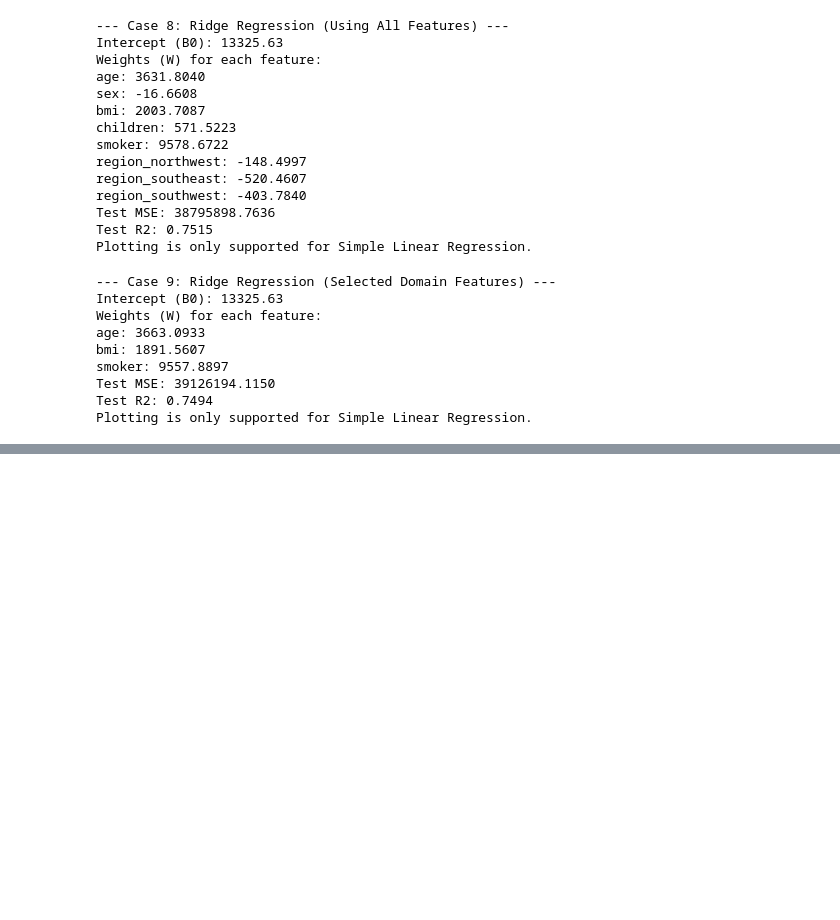
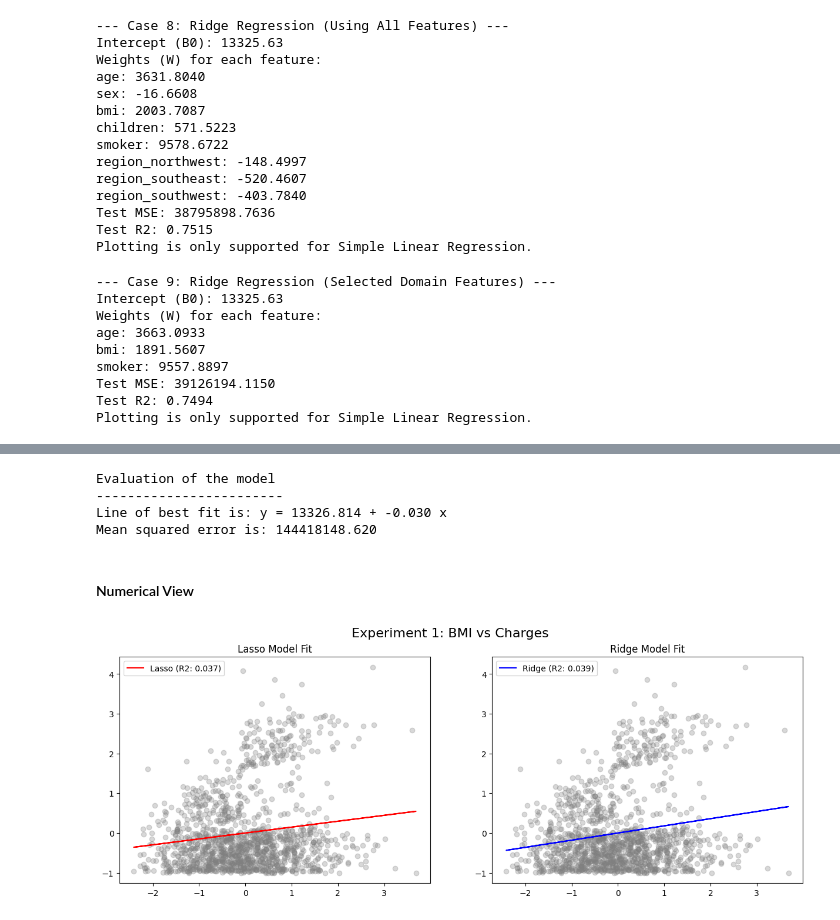
Before and after one commit to Ahmed-Elsom5raty/Regression-project, a Jupyter notebook: Regression Project.ipynb, the cells around one changed output, grey strips where cells are left out. Saved outputs shown, nothing was run; the diff lists cells and outputs as text; code cells hidden in the pictures; blank space fills up the shorter version.

```diff
--- a/Regression Project.ipynb
+++ b/Regression Project.ipynb
@@ -933,0 +1185,10 @@ Plotting is only supported for Simple Linear Regression.
+# %%
+print("Evaluation of the model")
+print("------------------------")
+print(f'Line of best fit is: y = {age_lasso_model.beta_0:.3f} + {age_lasso_model.beta_1:.3f} x')
+print(f'Mean squared error is: {age_lasso_model.mse:.3f}')
+# %% [output]
+Evaluation of the model
+------------------------
+Line of best fit is: y = 13326.814 + -0.030 x
+Mean squared error is: 144418148.620
@@ -933,0 +1229,2 @@ Plotting is only supported for Simple Linear Regression.
+# %% [markdown]
+#### Numerical View
@@ -933,0 +1263,34 @@ Plotting is only supported for Simple Linear Regression.
+# %%
+df= pd.read_csv("insurance.csv")
+
+y_raw = df['charges'].values
+y_scaled = (y_raw - y_raw.mean()) / y_raw.std()
+
+X_bmi = df['bmi'].values
+X_bmi_scaled = (X_bmi - X_bmi.mean()) / X_bmi.std()
+
+#Train lasso
+model_lasso = RegressionNumericalView().fit(X_bmi_scaled, y_scaled, l1=0.1, l2=0)
+#Train ridge
+model_ridge = RegressionNumericalView().fit(X_bmi_scaled, y_scaled, l1=0, l2=0.1)
+
+# lasso and ridge plots
+plt.figure(figsize=(15, 5))
+plt.suptitle('Experiment 1: BMI vs Charges', fontsize=16)
+
+#Lasso
+plt.subplot(1, 2, 1)
+plt.scatter(X_bmi_scaled, y_scaled, alpha=0.3, color='gray')
+plt.plot(X_bmi_scaled, model_lasso.predict(X_bmi_scaled), color='red', label=f'Lasso (R2: {get_r2(y_scaled, model_lasso.predict(X_bmi_scaled)):.3f})')
+plt.title('Lasso Model Fit')
+plt.legend()
+
+# Ridge
+plt.subplot(1, 2, 2)
+plt.scatter(X_bmi_scaled, y_scaled, alpha=0.3, color='gray')
+plt.plot(X_bmi_scaled, model_ridge.predict(X_bmi_scaled), color='blue', label=f'Ridge (R2: {get_r2(y_scaled, model_ridge.predict(X_bmi_scaled)):.3f})')
+plt.title('Ridge Model Fit')
+plt.legend()
+plt.show()
+# %% [output]
+[figure, added]
```
Also changed, not shown: parts of 29 cells of this notebook.
